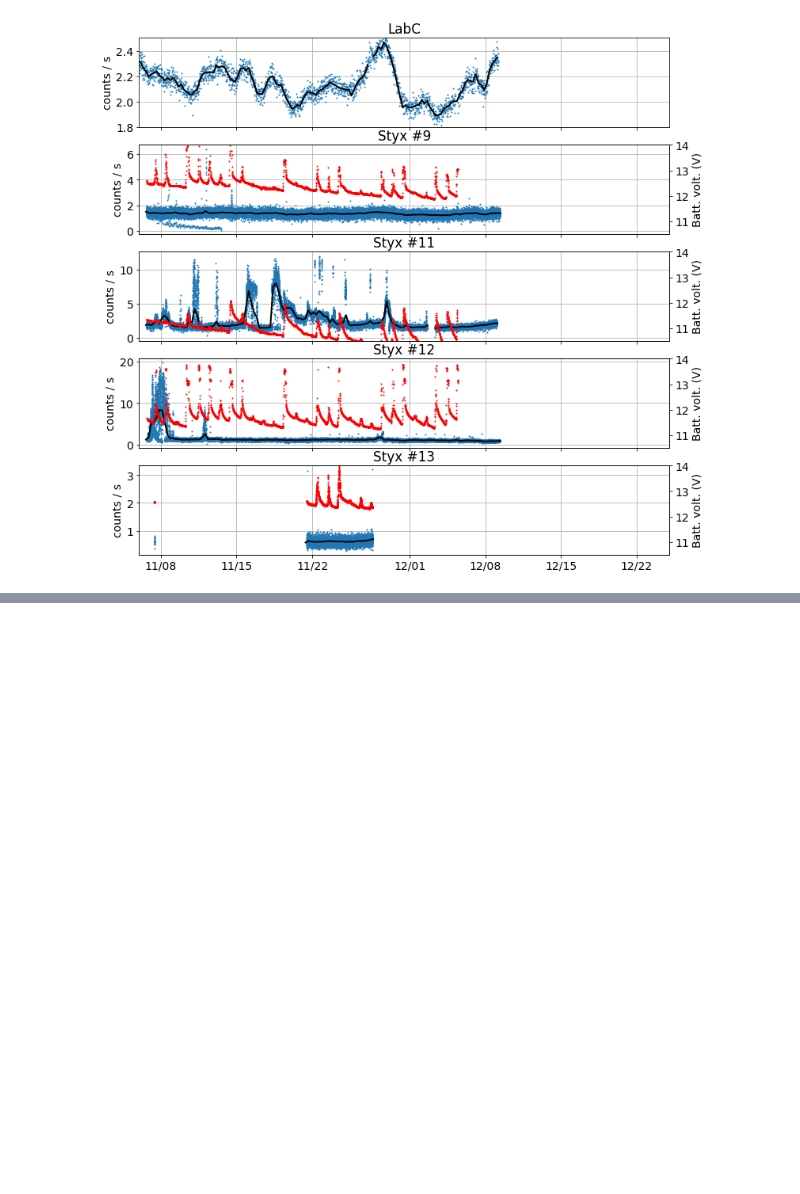
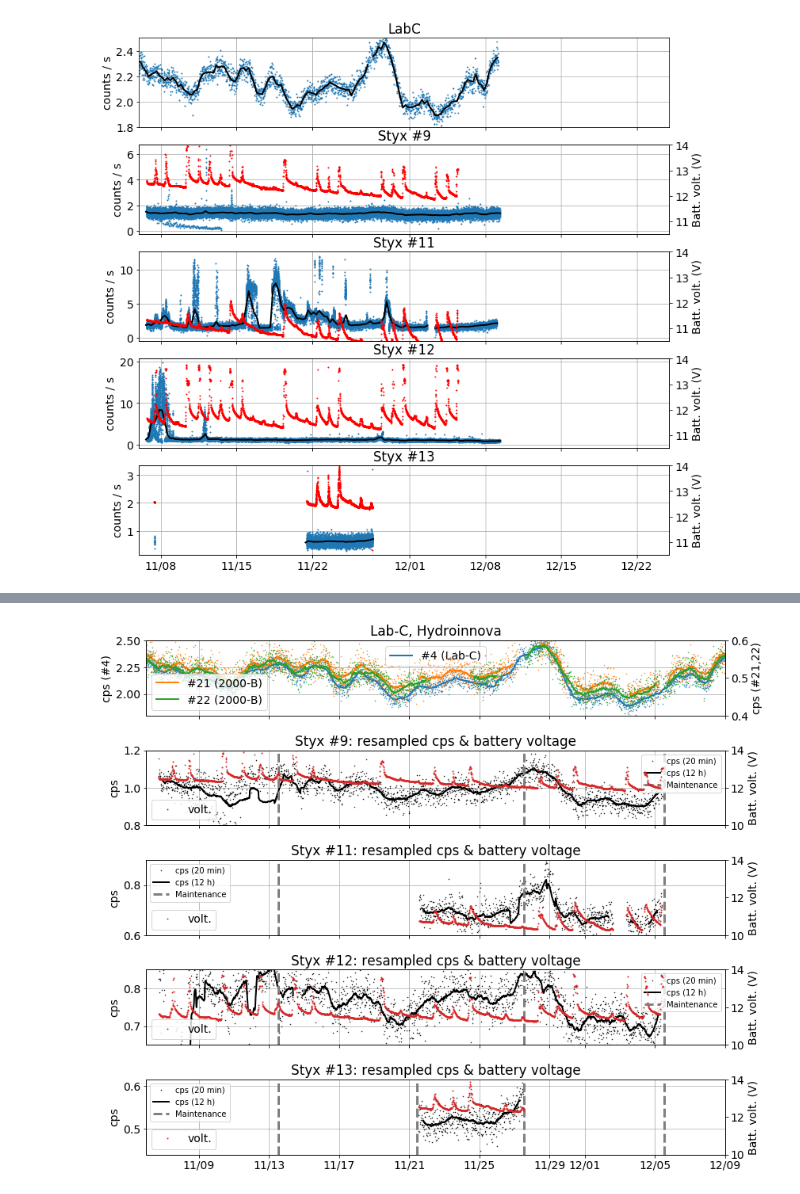
Before and after one commit to heistermann/cosmicsense, a Jupyter notebook: docs/source/notebooks/process_styx.ipynb, the cells around one changed output, grey strips where cells are left out. Cells and saved outputs as stored; diff of their text form; code cells hidden in the pictures; blank space fills up the shorter version.

```diff
--- a/docs/source/notebooks/process_styx.ipynb
+++ b/docs/source/notebooks/process_styx.ipynb
@@ -620,0 +671,83 @@ for i, id in enumerate([9,11,12,13]):
+# %%
+plt.rc('font', **{'size'   : 14})
+fig, ax = plt.subplots(nrows=5, ncols=1, figsize=(12,10), sharex=True)
+ax = ax.ravel()
+
+plt.sca(ax[0])
+plt.plot(crns[4].index, crns[4].cph1/3600, linestyle="None", marker=".", ms=1, color="tab:blue")
+tmp = crns[4].rolling("12H").mean()
+plt.plot(tmp.index-dt.timedelta(seconds=6*3600), tmp.cph1/3600, linestyle="-", ms=0, color="tab:blue", lw=2, label="#4 (Lab-C)")
+plt.title("Lab-C, Hydroinnova")
+plt.ylabel("cps (#4)")
+plt.grid()
+plt.ylim(1.8,2.5)
+plt.legend()
+
+ax2 = ax[0].twinx()
+plt.sca(ax2)
+plt.plot(crns[21].index, crns[21].cph1/3600, linestyle="None", marker=".", ms=1, color="tab:orange")
+tmp = crns[21].rolling("12H", min_periods=12*3).mean()
+plt.plot(tmp.index-dt.timedelta(seconds=6*3600), tmp.cph1/3600, linestyle="-", ms=0, color="tab:orange",
+         lw=2, label="#21 (2000-B)")
+plt.plot(crns[22].index, crns[22].cph1/3600, linestyle="None", marker=".", ms=1, color="tab:green")
+tmp = crns[22].rolling("12H", min_periods=12*3).mean()
+plt.plot(tmp.index-dt.timedelta(seconds=6*3600), tmp.cph1/3600, linestyle="-", ms=0, color="tab:green",
+         lw=2, label="#22 (2000-B)")
+plt.ylim(0.4,0.6)
+plt.ylabel("cps (#21,22)")
+plt.legend()
+#pd.DataFrame.resample()
+#plt.grid()
+
+#plt.xlim(styx[9].index[0], styx[9].index[-1])
+plt.xlim(dt.datetime(2019,11,6), dt.datetime(2019,12,9))
+
+i=0
+for id in [9,11,12,13]:
+    i += 1
+    plt.sca(ax[i])
+    #tmp = styx_reproc[id]
+    plt.plot(styx_reproc[id].index, styx_reproc[id].cps, linestyle="None", marker=".", ms=1,
+             color="black", label="cps (20 min)")
+    tmp = styx_reproc[id].rolling("12H", min_periods=12*3).mean()
+    plt.plot(tmp.index-dt.timedelta(seconds=6*3600), tmp.cps, linestyle="-", ms=0, color="black",
+             lw=2, label="cps (12 h)")
+    plt.axvline(dt.datetime(2019,11,13,13), color="grey", label="Maintenance", ls="--", lw=3)
+    plt.axvline(dt.datetime(2019,11,27,13), color="grey", label="_Maintenance", ls="--", lw=3)
+    plt.axvline(dt.datetime(2019,12,5,13), color="grey", label="_Maintenance", ls="--", lw=3)
+    if id==13:
+        plt.axvline(dt.datetime(2019,11,21,10), color="grey", label="_Maintenance", ls="--", lw=3)
+    plt.legend(fontsize=10)
+    #plt.axvline(dt.datetime(2019,11,13,14), color="tab:red")
+    plt.grid()
+    if id==9:
+        plt.ylim(0.8,1.2)
+    if id==11:
+        plt.ylim(0.6,0.9)
+    if id==12:
+        plt.ylim(0.65,0.85)
+    #plt.ylim(0.5,2)
+    plt.title("Styx #%d: resampled cps & battery voltage" % id)
+    plt.ylabel("cps")
+    ax2 = ax[i].twinx()
+    plt.sca(ax2)
+    plt.plot(styx_reproc[id].index, styx_reproc[id].volt, linestyle="None", marker=".", ms=2,
+             color="tab:red", label="volt.")
+    plt.ylim(10,14)
+    plt.ylabel("Batt. volt. (V)")
+    ax2.xaxis.set_major_formatter(mdates.DateFormatter('%m/%d'))
+    plt.legend(loc="lower left")
+#     i += 1
+#     plt.sca(ax[i])
+#     plt.plot(styx_reproc[id].index, styx_reproc[id].cps, linestyle="None", marker=".", ms=1, color="black", label="cps")
+#     plt.title("Styx #%d, raw cps from ENV file" % id)
+#     plt.grid()
+#     plt.axvline(dt.datetime(2019,11,13,13), color="grey", ls="--", lw=3)
+#     ax[i].xaxis.set_major_formatter(mdates.DateFormatter('%m/%d'))
+#     plt.legend()
+#     plt.ylabel("cps")
+plt.tight_layout()
+
+#plt.savefig("styx_mq_reproc.pdf", dpi=300, bbox_inches="tight")
+# %% [output]
+[figure, added]
```
Also changed, not shown: parts of 4 cells of this notebook, 42 other files.
